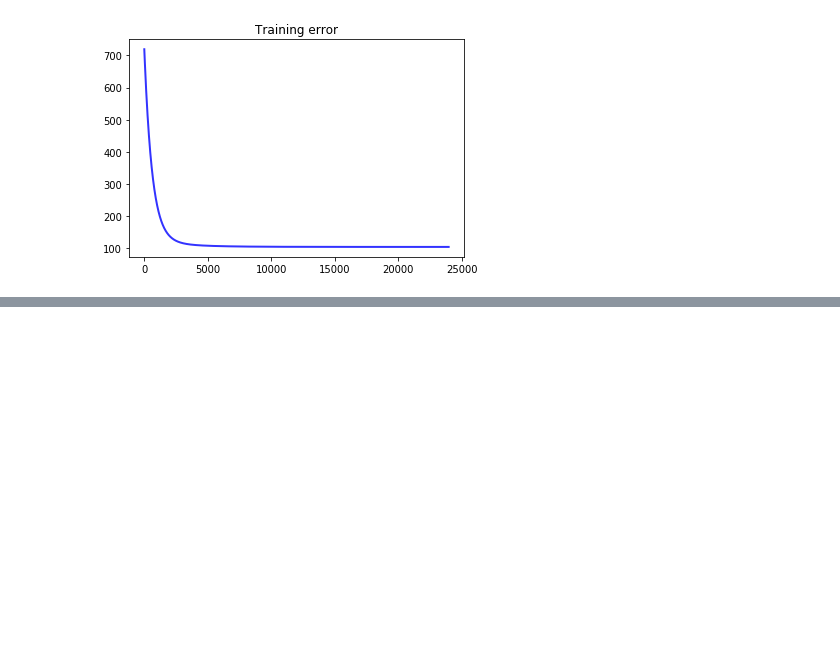
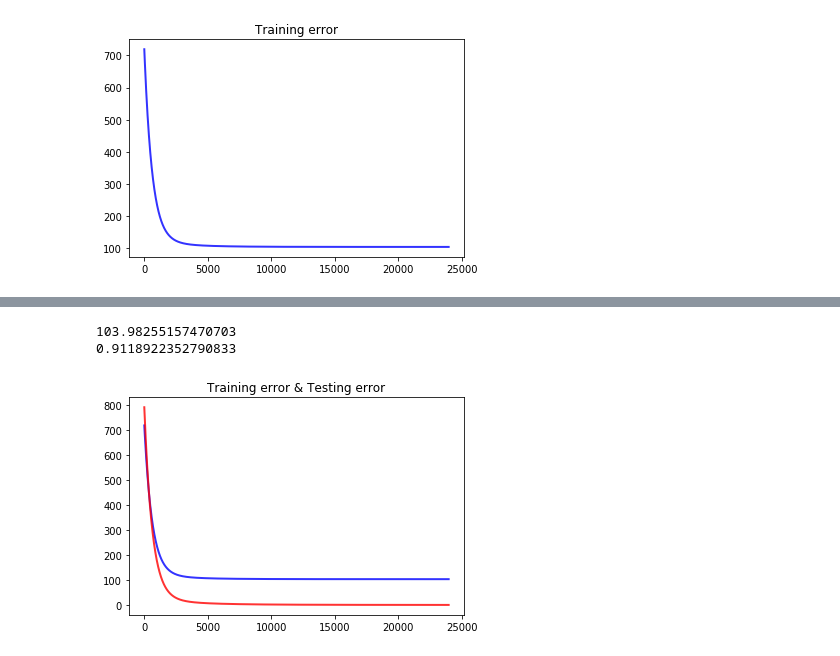
Before and after one commit to jesnk/20_1_ml_class, a Jupyter notebook: assignment/04/04.ipynb, the cells around one changed output, grey strips where cells are left out. Drawn from its saved outputs; the diff is of its cells as text; code cells hidden in the pictures; blank space fills up the shorter version.

```diff
--- a/assignment/04/04.ipynb
+++ b/assignment/04/04.ipynb
@@ -185,0 +194,12 @@ print(loss_log[-1].item())
+# %%
+### Extra
+
+plt.title("Training error & Testing error")
+plot, = plt.plot(epoch_log,loss_log, color='blue',linewidth=2,alpha=0.8)
+plot, = plt.plot(epoch_log,test_loss_log, color='red',linewidth=2,alpha=0.8)
+print(loss_log[-1].item())
+print(test_loss_log[-1].item())
+# %% [output]
+103.98255157470703
+0.9118922352790833
+[figure, added]
```
Also changed, not shown: parts of 1 cell of this notebook.
